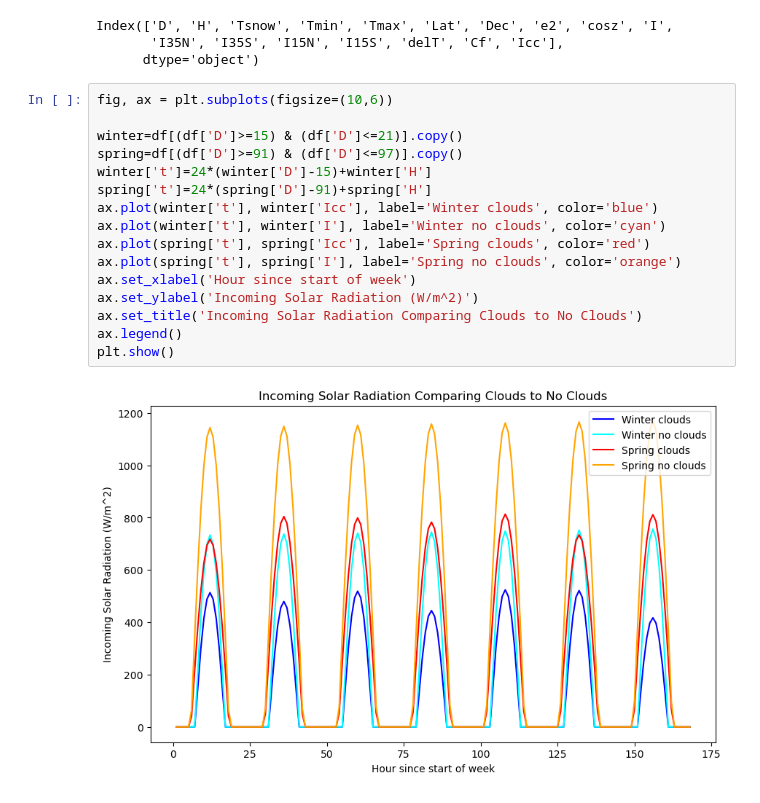
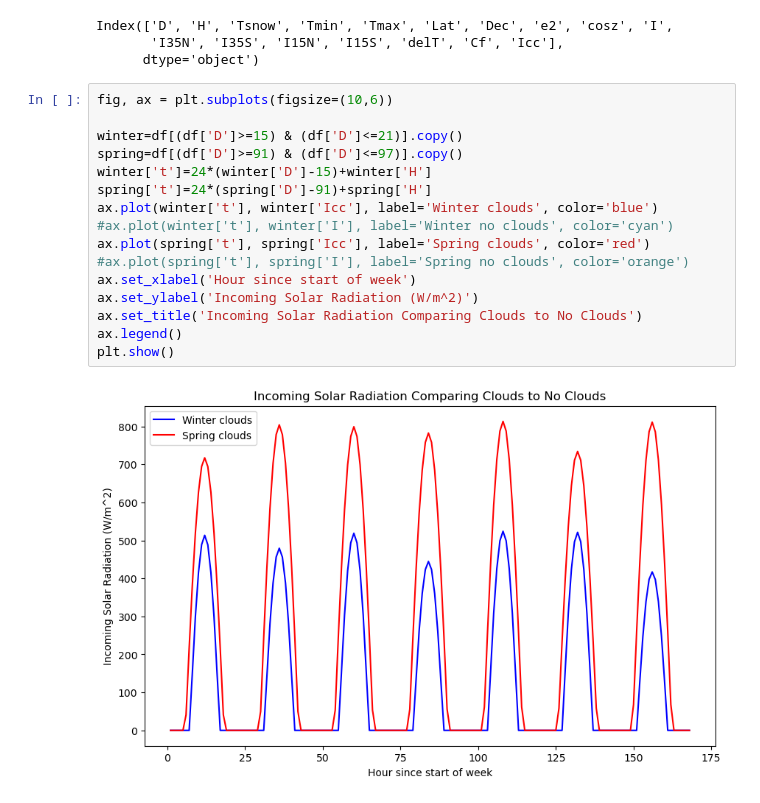
Before and after one commit to gretchenhough/Hough-S26, a Jupyter notebook: HW1/GEOS566 HW1 Solar Radiation.ipynb, the cells around one changed output. Saved outputs shown, nothing was run; the diff lists cells and outputs as text.

```diff
--- a/HW1/GEOS566 HW1 Solar Radiation.ipynb
+++ b/HW1/GEOS566 HW1 Solar Radiation.ipynb
@@ -235,18 +335,18 @@ Index(['D', 'H', 'Tsnow', 'Tmin', 'Tmax', 'Lat', 'Dec', 'e2', 'cosz', 'I',
 # %%
 fig, ax = plt.subplots(figsize=(10,6))
 
 winter=df[(df['D']>=15) & (df['D']<=21)].copy()
 spring=df[(df['D']>=91) & (df['D']<=97)].copy()
 winter['t']=24*(winter['D']-15)+winter['H']
 spring['t']=24*(spring['D']-91)+spring['H']
 ax.plot(winter['t'], winter['Icc'], label='Winter clouds', color='blue')
-ax.plot(winter['t'], winter['I'], label='Winter no clouds', color='cyan')
+#ax.plot(winter['t'], winter['I'], label='Winter no clouds', color='cyan')
 ax.plot(spring['t'], spring['Icc'], label='Spring clouds', color='red')
-ax.plot(spring['t'], spring['I'], label='Spring no clouds', color='orange')
+#ax.plot(spring['t'], spring['I'], label='Spring no clouds', color='orange')
 ax.set_xlabel('Hour since start of week')
 ax.set_ylabel('Incoming Solar Radiation (W/m^2)')
 ax.set_title('Incoming Solar Radiation Comparing Clouds to No Clouds')
 ax.legend()
 plt.show()
 # %% [output]
-[figure, old version]
+[figure, new version]
```
Also changed, not shown: parts of 10 cells of this notebook.
